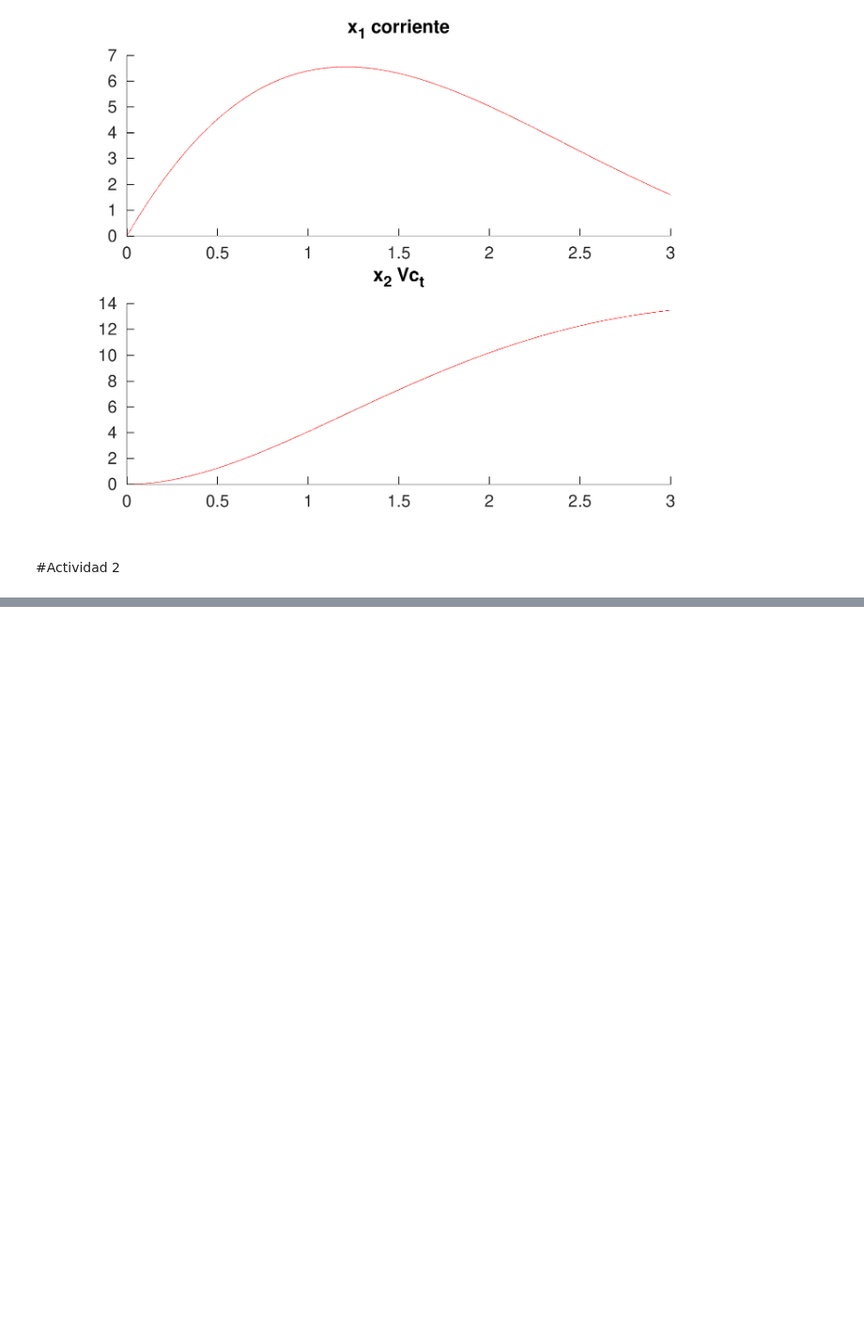
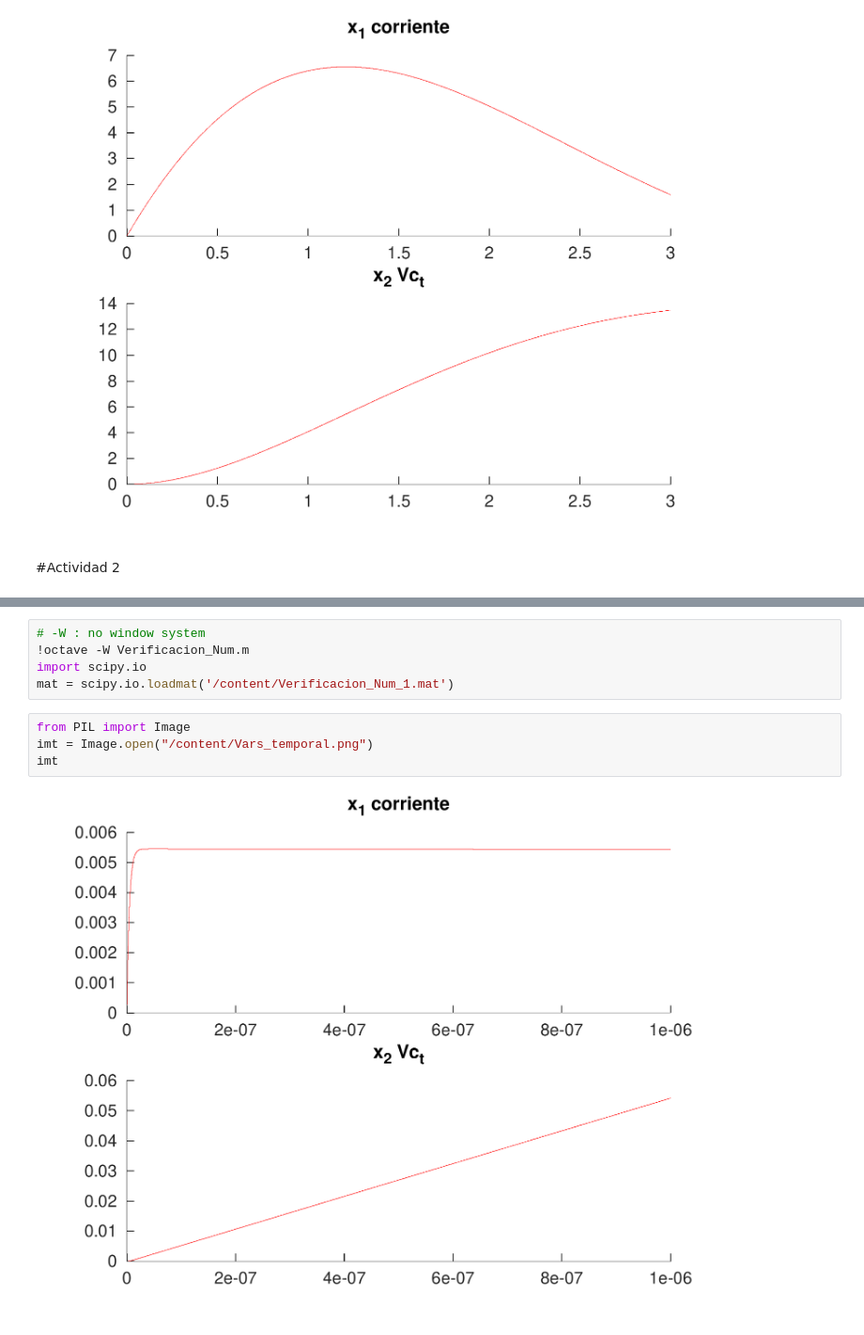
Before and after one commit to allaltune/HCSPD_2024, a Jupyter notebook: Semana 1/Actividad semana 1.ipynb, the cells around one changed output, grey strips where cells are left out. Shown: that part at 94% size. Drawn from its saved outputs; the diff is of its cells as text; blank space fills up the shorter version.

```diff
--- a/Semana 1/Actividad semana 1.ipynb
+++ b/Semana 1/Actividad semana 1.ipynb
@@ -235,0 +288,11 @@ Se asignan los valores: R = 2.2kΩ, L = 10μH y C = 100nF
+# %%
+# -W : no window system
+!octave -W Verificacion_Num.m
+import scipy.io
+mat = scipy.io.loadmat('/content/Verificacion_Num_1.mat')
+# %%
+from PIL import Image
+imt = Image.open("/content/Vars_temporal.png")
+imt
+# %% [output]
+[figure, added]
```
Also changed, not shown: parts of 3 cells of this notebook.
